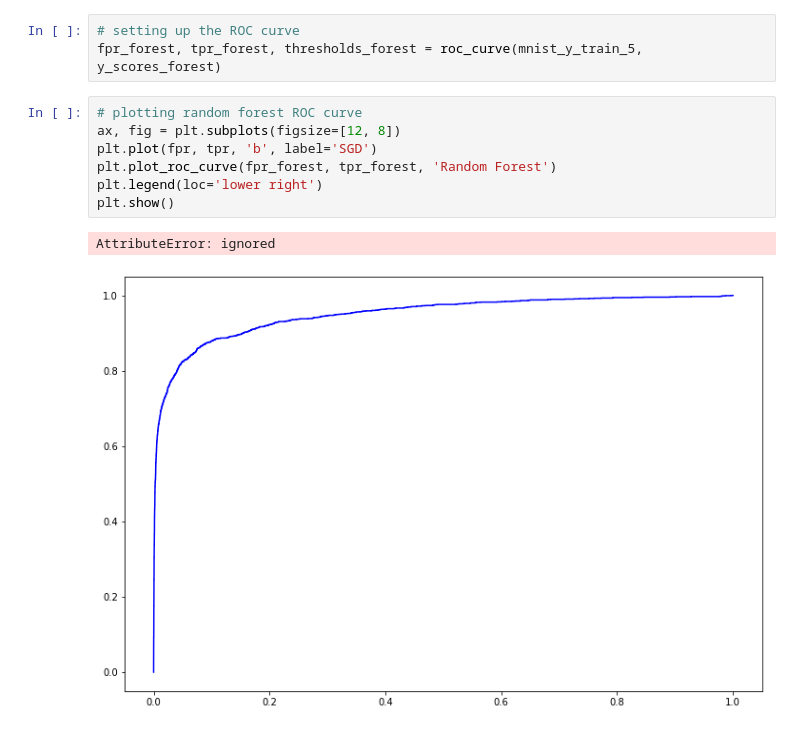
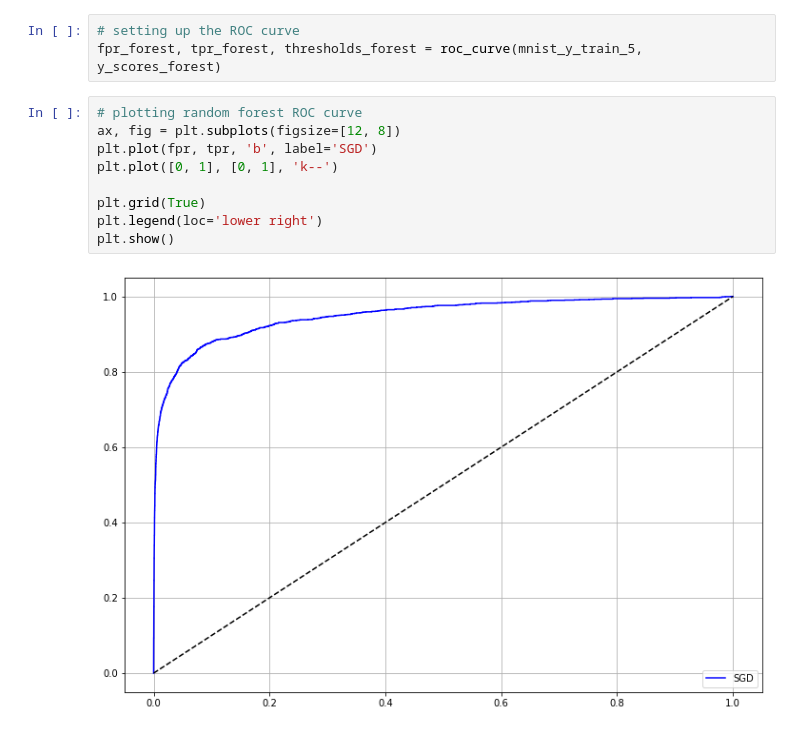
Before and after one commit to cmannnn/mnist, a Jupyter notebook: MNIST.ipynb, the cells around one changed output. Cells and saved outputs as stored; diff of their text form.

```diff
--- a/MNIST.ipynb
+++ b/MNIST.ipynb
@@ -262,10 +262,11 @@ fpr_forest, tpr_forest, thresholds_forest = roc_curve(mnist_y_train_5, y_scores_
 # %%
 # plotting random forest ROC curve
 ax, fig = plt.subplots(figsize=[12, 8])
 plt.plot(fpr, tpr, 'b', label='SGD')
-plt.plot_roc_curve(fpr_forest, tpr_forest, 'Random Forest')
+plt.plot([0, 1], [0, 1], 'k--')
+
+plt.grid(True)
 plt.legend(loc='lower right')
 plt.show()
 # %% [output]
-AttributeError: ignored
-[figure, old version]
+[figure, new version]
```
